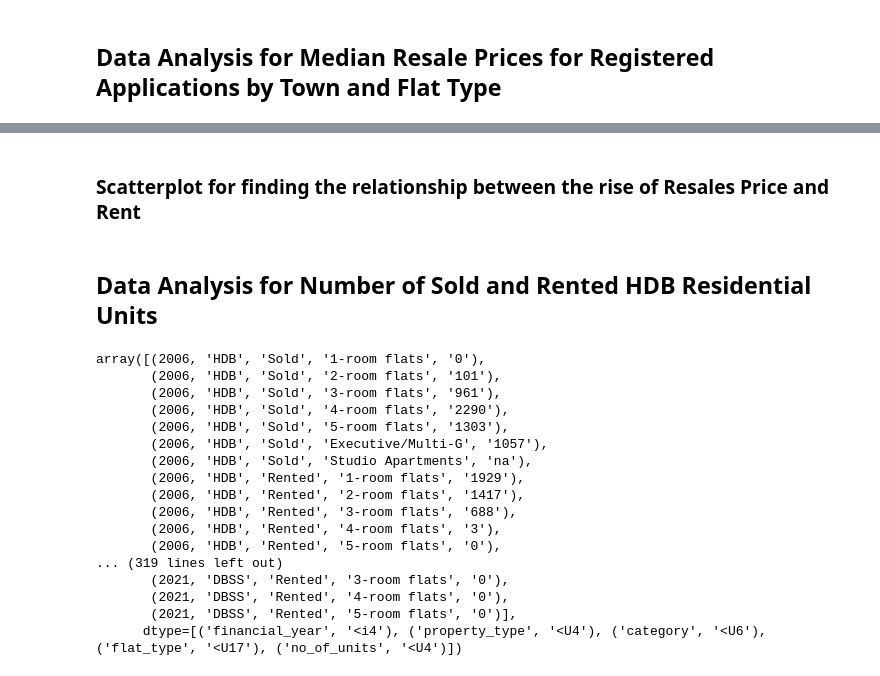
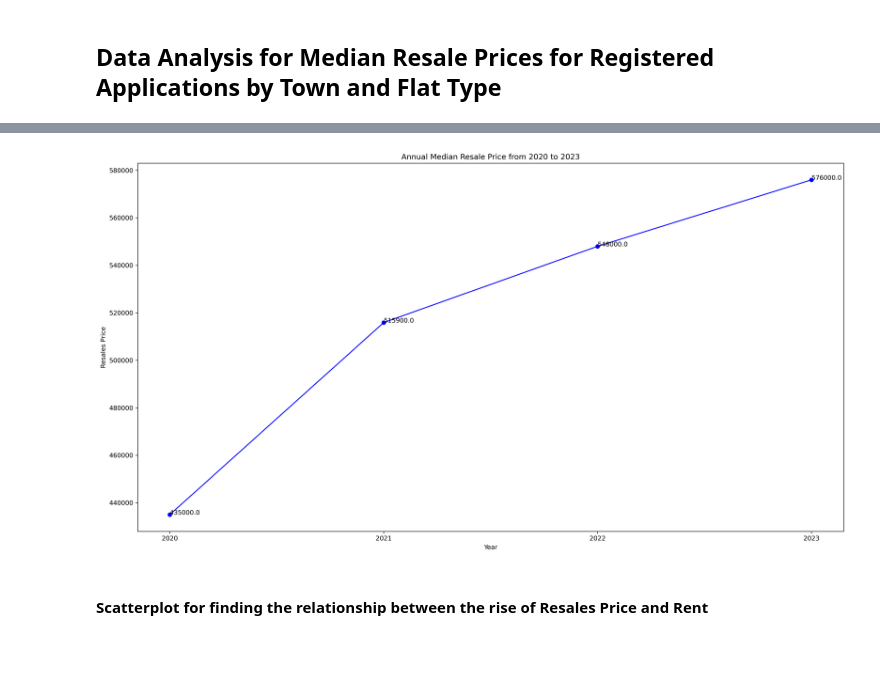
Before and after one commit to AngKokLeong/HDB-Dataset-Analysis, a Jupyter notebook: CA1.ipynb, the cells around one changed output, grey strips where cells are left out. Saved outputs shown, nothing was run; the diff lists cells and outputs as text; code cells hidden in the pictures; blank space fills up the shorter version.

Commit message:
added analysis and comments in the Jupyter notebook

```diff
--- a/CA1.ipynb
+++ b/CA1.ipynb
@@ -444,4 +398,15 @@ median_resale_prices_for_registered_applications_by_town_and_flat_type_dataset_t
+# %%
+annual_median_resale_prices_for_registered_applications_by_town_and_flat_type_merged_dataset = numpy.array([
+    numpy.median(median_resale_prices_for_registered_applications_by_town_and_flat_type_dataset_transformed_2020["price"].astype(numpy.dtypes.Int32DType)),
+    numpy.median(median_resale_prices_for_registered_applications_by_town_and_flat_type_dataset_transformed_2021["price"].astype(numpy.dtypes.Int32DType)),
+    numpy.median(median_resale_prices_for_registered_applications_by_town_and_flat_type_dataset_transformed_2022["price"].astype(numpy.dtypes.Int32DType)),
+    numpy.median(median_resale_prices_for_registered_applications_by_town_and_flat_type_dataset_transformed_2023["price"].astype(numpy.dtypes.Int32DType))
+])
+# %%
+data_processor.analysis.generate_line_graph_for_annual_median_resale_prices_for_registered_applications_by_town_and_flat_type(annual_median_resale_prices_for_registered_applications_by_town_and_flat_type_merged_dataset, [2020, 2021, 2022, 2023], "Annual Median Resale Price from 2020 to 2023")
+# %% [output]
+[figure, added]
 # %% [markdown]
-### Scatterplot for finding the relationship between the rise of Resales Price and Rent
+#### Scatterplot for finding the relationship between the rise of Resales Price and Rent
 # %%
 # Merge both median_rent_by_town_and_flat_type_dataset and median_rent_by_town_and_flat_type
@@ -448,22 +427,0 @@ median_resale_prices_for_registered_applications_by_town_and_flat_type_dataset_t
-# %% [markdown]
-## Data Analysis for Number of Sold and Rented HDB Residential Units
-# %%
-number_of_sold_and_rented_hdb_residential_units_dataset_transformed
-# %% [output]
-array([(2006, 'HDB', 'Sold', '1-room flats', '0'),
-       (2006, 'HDB', 'Sold', '2-room flats', '101'),
-       (2006, 'HDB', 'Sold', '3-room flats', '961'),
-       (2006, 'HDB', 'Sold', '4-room flats', '2290'),
-       (2006, 'HDB', 'Sold', '5-room flats', '1303'),
-       (2006, 'HDB', 'Sold', 'Executive/Multi-G', '1057'),
-       (2006, 'HDB', 'Sold', 'Studio Apartments', 'na'),
-       (2006, 'HDB', 'Rented', '1-room flats', '1929'),
-       (2006, 'HDB', 'Rented', '2-room flats', '1417'),
-       (2006, 'HDB', 'Rented', '3-room flats', '688'),
-       (2006, 'HDB', 'Rented', '4-room flats', '3'),
-       (2006, 'HDB', 'Rented', '5-room flats', '0'),
-... (319 lines left out)
-       (2021, 'DBSS', 'Rented', '3-room flats', '0'),
-       (2021, 'DBSS', 'Rented', '4-room flats', '0'),
-       (2021, 'DBSS', 'Rented', '5-room flats', '0')],
-      dtype=[('financial_year', '<i4'), ('property_type', '<U4'), ('category', '<U6'), ('flat_type', '<U17'), ('no_of_units', '<U4')])
```
Also changed, not shown: parts of 38 cells of this notebook, 3 other files.
